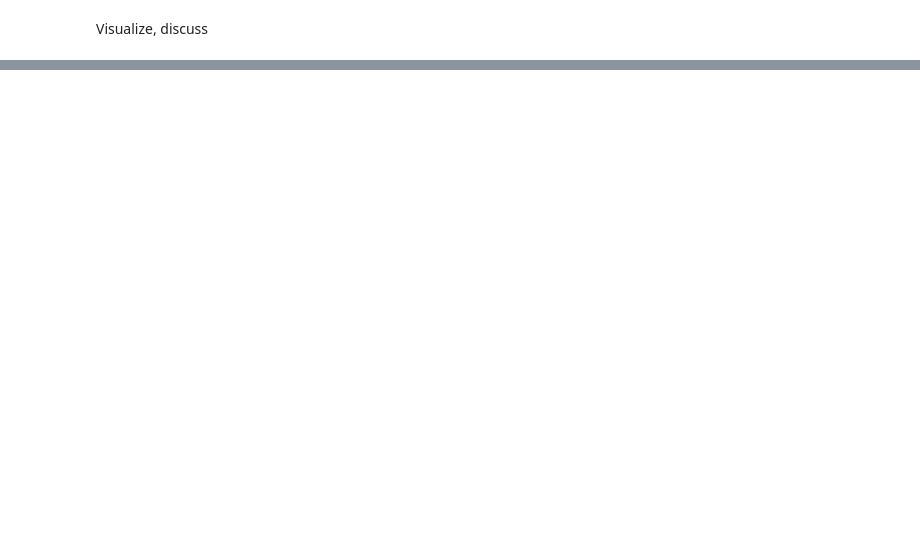
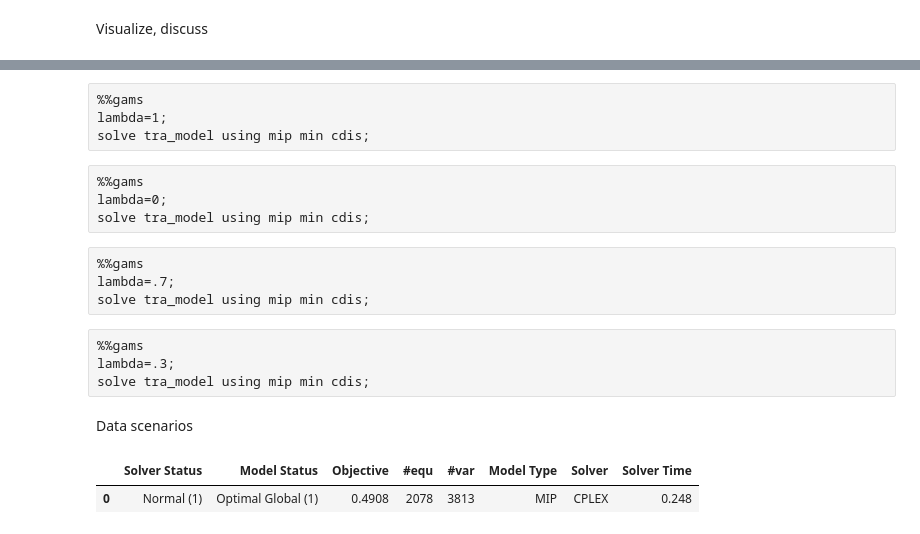
Before and after one commit to soCromp/apartment-optimization, a Jupyter notebook: apartments.ipynb, the cells around one changed output, grey strips where cells are left out. Cells and saved outputs as stored; diff of their text form; code cells hidden in the pictures; blank space fills up the shorter version.

Commit message:
all models

```diff
--- a/apartments.ipynb
+++ b/apartments.ipynb
@@ -429,3 +474,33 @@ equations
+# %% [raw]
+%%gams
+lambda=1;
+solve tra_model using mip min cdis;
+# %% [raw]
+%%gams
+lambda=0;
+solve tra_model using mip min cdis;
+# %% [raw]
+%%gams
+lambda=.7;
+solve tra_model using mip min cdis;
+# %% [raw]
+%%gams
+lambda=.3;
+solve tra_model using mip min cdis;
+# %% [markdown]
+Data scenarios
+# %%
+%%gams
+* one abnormal resident
+parameter rankold(labels);
+rankold(labels) = rank('1')
+rank('1', labels) = 0;
+rank('1', 'nbed') = 1;
+display rank;
+solve tra_model using mip minimizing cdis;
+# %% [output]
+|  | Solver Status | Model Status | Objective | #equ | #var | Model Type | Solver | Solver Time |
+| 0 | Normal (1) | Optimal Global (1) | 0.4908 | 2078 | 3813 | MIP | CPLEX | 0.248 |
 # %%
 %gams_lst
 # %% [output]
```
Also changed, not shown: parts of 9 cells of this notebook.
